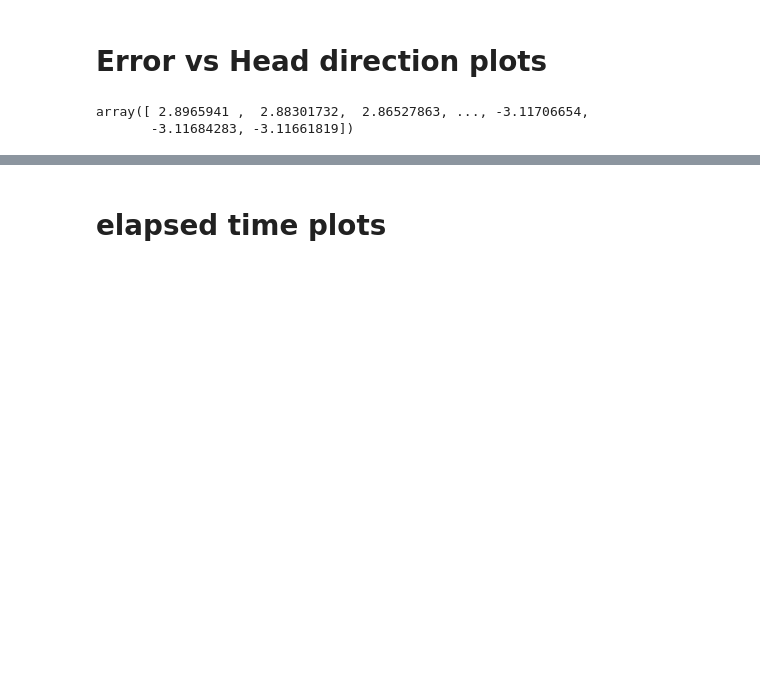
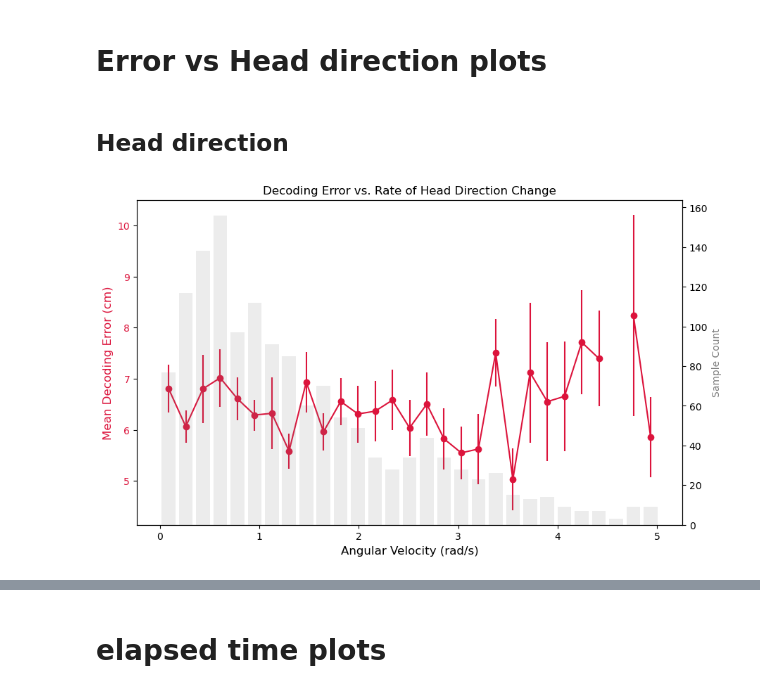
Before and after one commit to SaraZomorodi/Decoding_playground, a Jupyter notebook: PI_rats.ipynb, the cells around one changed output, grey strips where cells are left out. Saved outputs shown, nothing was run; the diff lists cells and outputs as text; code cells hidden in the pictures; blank space fills up the shorter version.

```diff
--- a/PI_rats.ipynb
+++ b/PI_rats.ipynb
@@ -287,6 +292,8 @@ plot_error_velocity(segments_dark3 , rat3dark_decode ,  dist_step=3.0, adaptive=
 [figure]
 # %% [markdown]
 # Error vs Head direction plots
+# %% [markdown]
+## Head direction
 # %%
 def get_error_vs_hd_change(segments, rat_decode, dist_step=5.0):
     all_hd_changes = []
@@ -294,12 +301,13 @@ def get_error_vs_hd_change(segments, rat_decode, dist_step=5.0):
 
     # 1. Calculate global angular velocity (rad/s)
     # Using np.unwrap or manual circular difference
-    hd = rat_decode.rat.HD
+    hd = rat_decode.hd
     t = rat_decode.t
 
     # Calculate circular difference: (angle_t1 - angle_t0 + pi) % 2pi - pi
     d_hd = np.diff(hd)
     d_hd = (d_hd + np.pi) % (2 * np.pi) - np.pi
+
     dt_hd = np.diff(t)
 
     # Angular speed in radians per second
@@ -330,7 +338,7 @@ def plot_hd_change_vs_error(segments, rat_decode, dist_step=5.0):
     hd_vel, err_vals = get_error_vs_hd_change(segments, rat_decode, dist_step)
 
     # Binning (e.g., from 0 to 10 rad/s)
-    bins = np.linspace(0, np.percentile(hd_vel, 98), 15)
+    bins = np.linspace(0, np.percentile(hd_vel, 98), 30)
     bin_centers = 0.5 * (bins[:-1] + bins[1:])
 
     bin_means, bin_sem, bin_counts = [], [], []
@@ -360,11 +368,13 @@ def plot_hd_change_vs_error(segments, rat_decode, dist_step=5.0):
 
     plt.title('Decoding Error vs. Rate of Head Direction Change')
     plt.show()
+# %%
+RAT_ID = 2
 # %%
-rat = TrajectorySegments(edge_margin= 15 , arena_radius= 75 , RAT_ID=2 , LIGHTING='light')
+
+rat = TrajectorySegments(edge_margin= 15 , arena_radius= 75 , RAT_ID= RAT_ID, LIGHTING='light')
 segments_ = rat.segments
-rat_decode = DecoderMLE(RAT_ID=2 , LIGHTING="light")
-rat_decode.hd
+rat_decode = DecoderMLE(RAT_ID=RAT_ID, LIGHTING="light")
+plot_hd_change_vs_error(segments_, rat_decode)
 # %% [output]
-array([ 2.8965941 ,  2.88301732,  2.86527863, ..., -3.11706654,
-       -3.11684283, -3.11661819])
+[figure, added]
```
Also changed, not shown: parts of 28 cells of this notebook, 2 other files.
